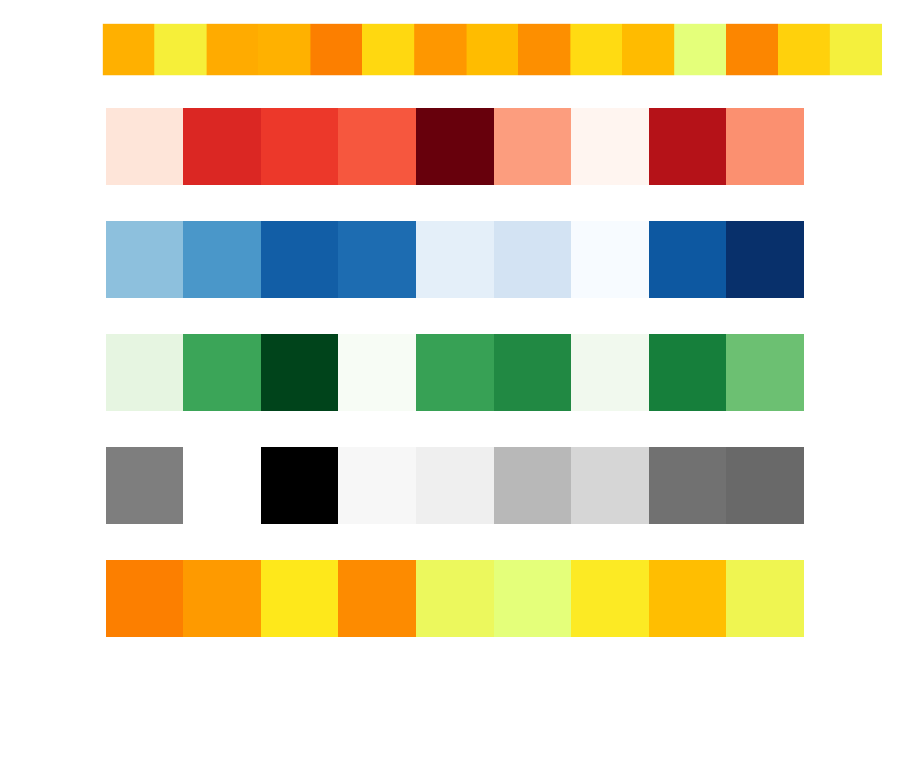
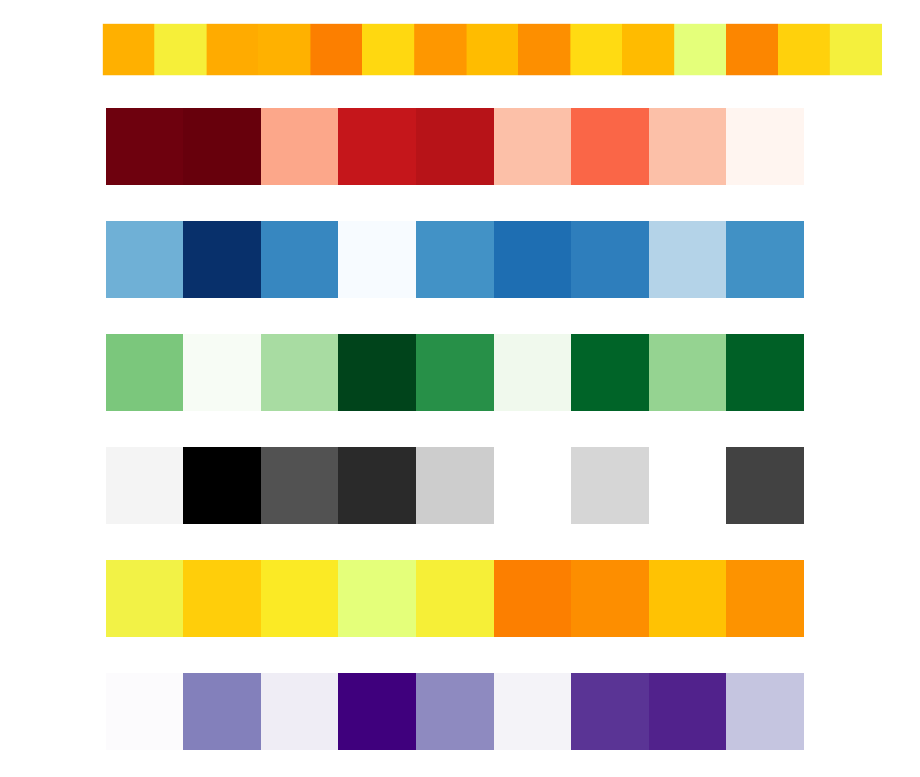
Before and after one commit to jungheejung/life-encoding, a Jupyter notebook: scripts/utils/figure_support.ipynb, the cells around one changed output. Saved outputs shown, nothing was run; the diff lists cells and outputs as text; code cells hidden in the pictures; blank space fills up the shorter version.

Commit message:
ENH: add purple color scheme for test set

```diff
--- a/scripts/utils/figure_support.ipynb
+++ b/scripts/utils/figure_support.ipynb
@@ -103,27 +103,28 @@ for key in ['Reds', 'Blues', 'Greens', 'Greys','Wistia']:
 # %%
 import numpy as np
 import matplotlib.pyplot as plt
 from matplotlib.colors import LinearSegmentedColormap
-for key in ['Reds', 'Blues', 'Greens', 'Greys','Wistia']:
+for key in ['Reds', 'Blues', 'Greens', 'Greys','Wistia', 'Purples']:
 # Define the custom red colormap
     reds_cmap = plt.get_cmap(key)
 
     # Generate a random 40x1400 matrix
     matrix = np.random.rand(1, 9)
 
 
     # Plot the matrix using the custom colormap
     plt.figure(figsize=(9, 1))  # Adjust the figure size as needed
     plt.imshow(matrix, cmap=reds_cmap, aspect='auto')
 
     # Remove the axis for a cleaner look
     plt.axis('off')
 
     # Show the plot
     plt.show()
 # %% [output]
-[figure, old version]
+[figure, new version]
-[figure, old version]
+[figure, new version]
-[figure, old version]
+[figure, new version]
-[figure, old version]
+[figure, new version]
-[figure, old version]
+[figure, new version]
+[figure, added]
```
